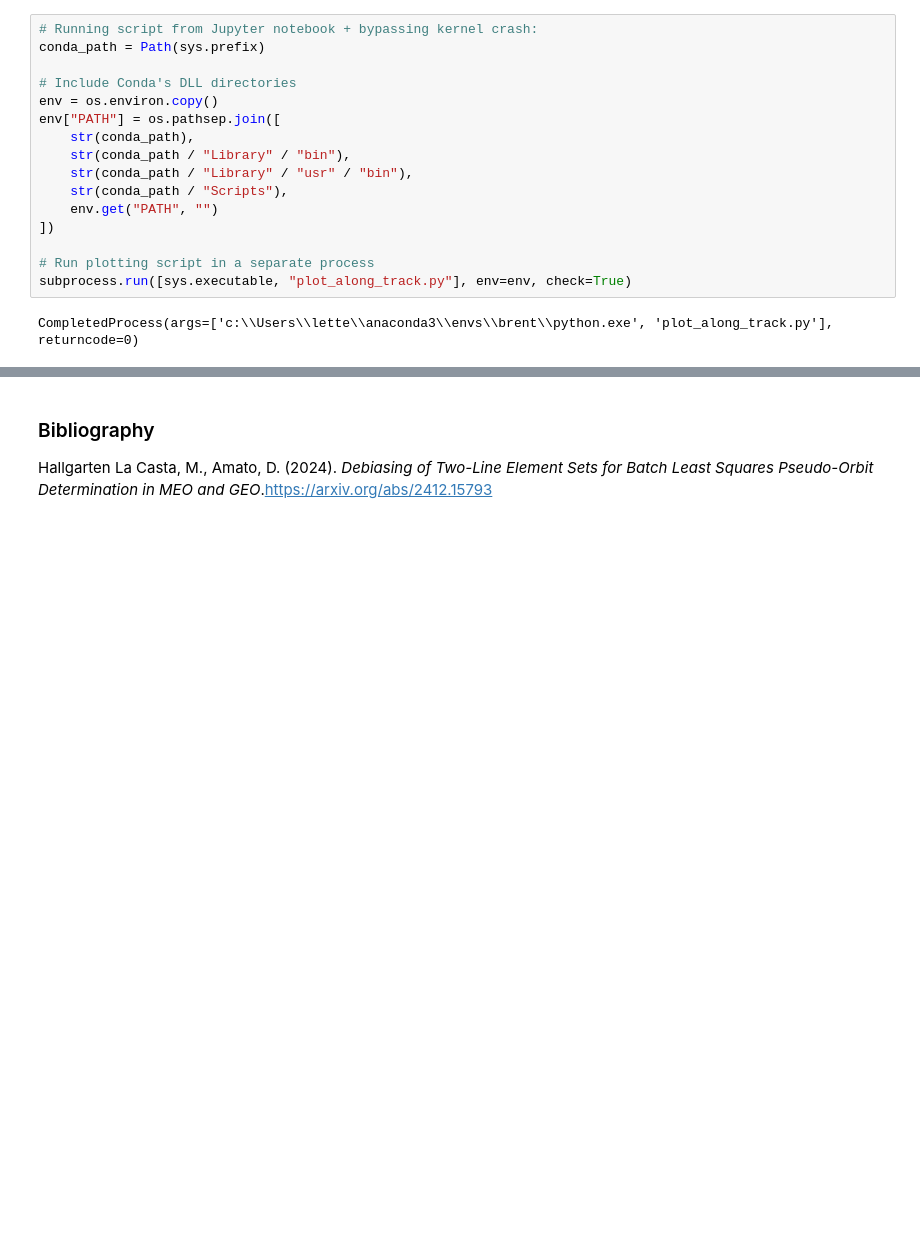
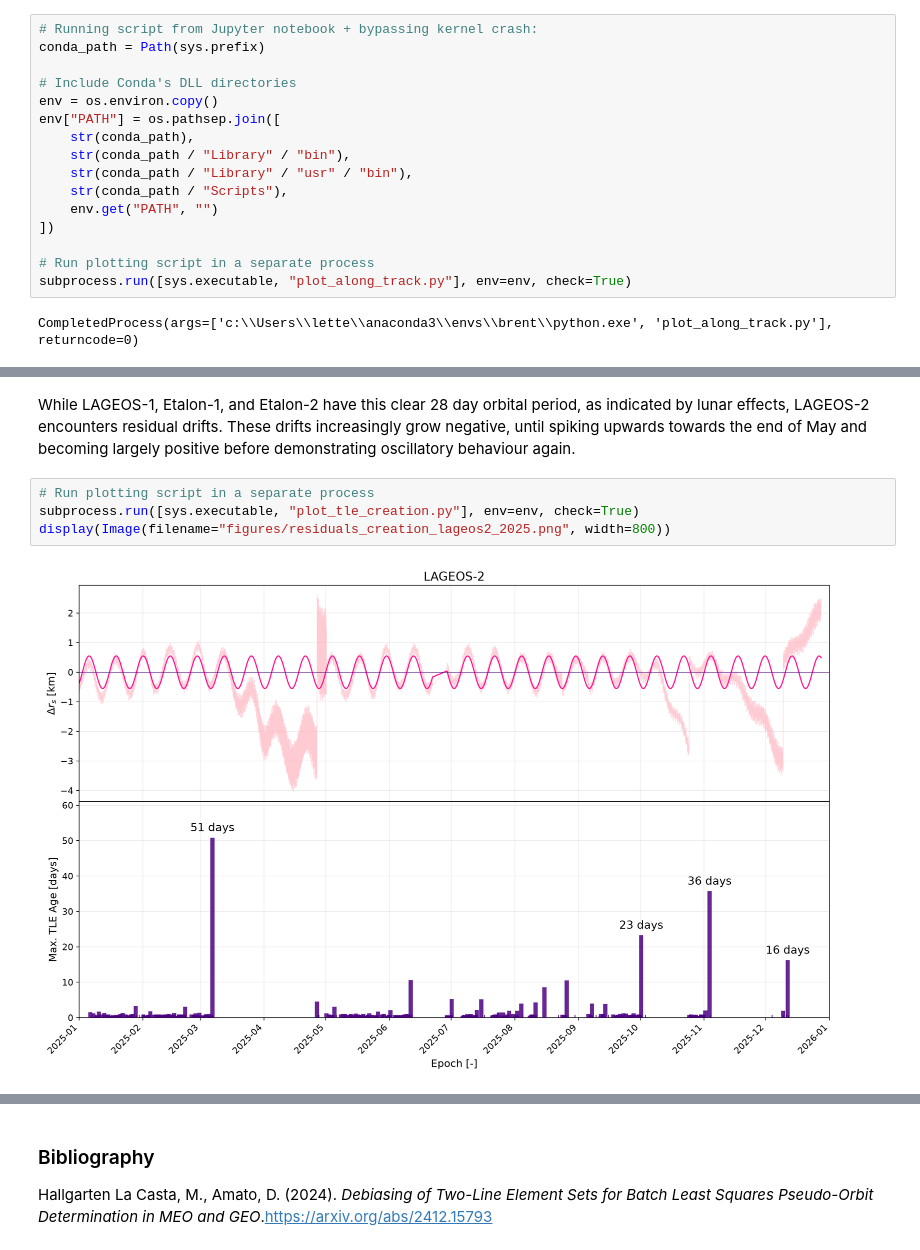
Before and after one commit to ada-gmr24/brent, a Jupyter notebook: experiments/01_tle_sp3_residuals.ipynb, the cells around one changed output, grey strips where cells are left out. Cells and saved outputs as stored; diff of their text form; blank space fills up the shorter version.

Commit message:
#2 Found cause for extreme residual drifting in LAGEOS-2, checked TLE creation ages

```diff
--- a/experiments/01_tle_sp3_residuals.ipynb
+++ b/experiments/01_tle_sp3_residuals.ipynb
@@ -344,2 +316,10 @@ display(Image(filename="figures/along_track_2025.png", width=800))
 # %% [output]
 [figure]
+# %% [markdown]
+While LAGEOS-1, Etalon-1, and Etalon-2 have this clear 28 day orbital period, as indicated by lunar effects, LAGEOS-2 encounters residual drifts. These drifts increasingly grow negative, until spiking upwards towards the end of May and becoming largely positive before demonstrating oscillatory behaviour again.
+# %%
+# Run plotting script in a separate process
+subprocess.run([sys.executable, "plot_tle_creation.py"], env=env, check=True)
+display(Image(filename="figures/residuals_creation_lageos2_2025.png", width=800))
+# %% [output]
+[figure, added]
```
Also changed, not shown: parts of 7 cells of this notebook, 1 other file.
